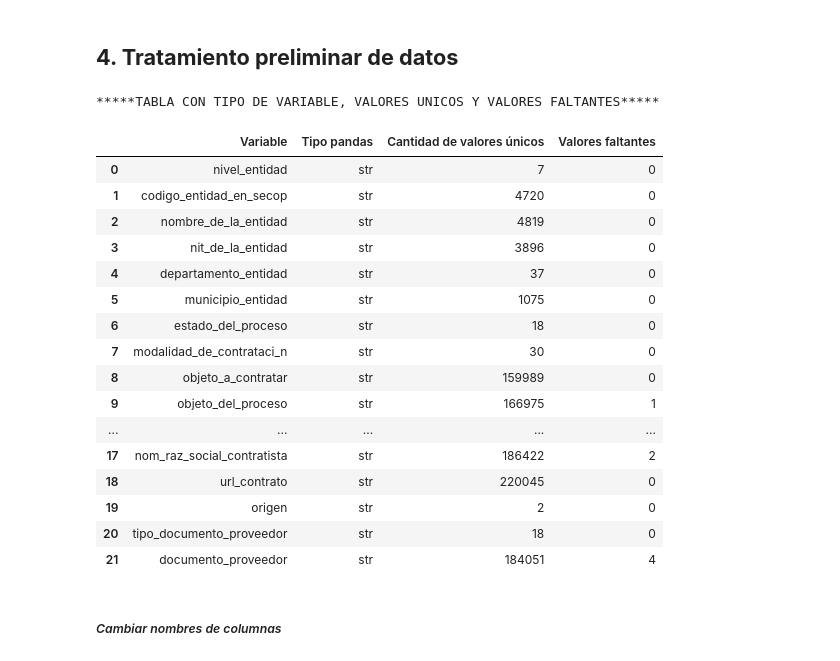
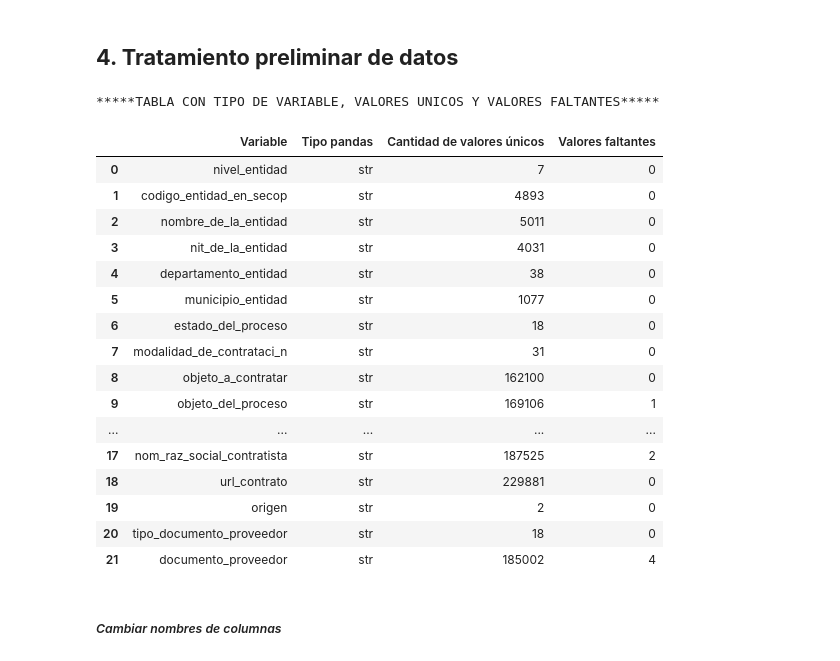
Before and after one commit to dmontillao/proyecto-final, a Jupyter notebook: Proyecyto-final.ipynb, the cells around one changed output. Cells and saved outputs as stored; diff of their text form; code cells hidden in the pictures.

```diff
--- a/Proyecyto-final.ipynb
+++ b/Proyecyto-final.ipynb
@@ -128,43 +128,43 @@ OBSERVACION:
 # %%
 #Esto nos deja solo con contratos que ya pasaron la etapa de creación inicial
 df = df[df['estado_del_proceso'] != 'Borrador'].copy()
 #Esto elimina los contratos que tienen valor $0
-df = df[df['valor_contrato'] != 0].copy()
+#df = df[df['valor_contrato'] != 0].copy()
 
 # Obtener un resumen de la estructura del conjunto de datos:
 
 print("\n*****TABLA CON TIPO DE VARIABLE, VALORES UNICOS Y VALORES FALTANTES*****\n")
 def generar_diccionario(Data):
     dicc = []
     for col in Data.columns:
         dicc.append({
             "Variable": col,
             "Tipo pandas": Data[col].dtype,
             "Cantidad de valores únicos": Data[col].nunique(),
             "Valores faltantes": Data[col].isna().sum()
         })
     return pd.DataFrame(dicc)
 
 generar_diccionario(df)
 # %% [output]
 *****TABLA CON TIPO DE VARIABLE, VALORES UNICOS Y VALORES FALTANTES*****
 |  | Variable | Tipo pandas | Cantidad de valores únicos | Valores faltantes |
 | 0 | nivel_entidad | str | 7 | 0 |
-| 1 | codigo_entidad_en_secop | str | 4720 | 0 |
-| 2 | nombre_de_la_entidad | str | 4819 | 0 |
-| 3 | nit_de_la_entidad | str | 3896 | 0 |
-| 4 | departamento_entidad | str | 37 | 0 |
-| 5 | municipio_entidad | str | 1075 | 0 |
+| 1 | codigo_entidad_en_secop | str | 4893 | 0 |
+| 2 | nombre_de_la_entidad | str | 5011 | 0 |
+| 3 | nit_de_la_entidad | str | 4031 | 0 |
+| 4 | departamento_entidad | str | 38 | 0 |
+| 5 | municipio_entidad | str | 1077 | 0 |
 | 6 | estado_del_proceso | str | 18 | 0 |
-| 7 | modalidad_de_contrataci_n | str | 30 | 0 |
-| 8 | objeto_a_contratar | str | 159989 | 0 |
-| 9 | objeto_del_proceso | str | 166975 | 1 |
+| 7 | modalidad_de_contrataci_n | str | 31 | 0 |
+| 8 | objeto_a_contratar | str | 162100 | 0 |
+| 9 | objeto_del_proceso | str | 169106 | 1 |
 | ... | ... | ... | ... | ... |
-| 17 | nom_raz_social_contratista | str | 186422 | 2 |
-| 18 | url_contrato | str | 220045 | 0 |
+| 17 | nom_raz_social_contratista | str | 187525 | 2 |
+| 18 | url_contrato | str | 229881 | 0 |
 | 19 | origen | str | 2 | 0 |
 | 20 | tipo_documento_proveedor | str | 18 | 0 |
-| 21 | documento_proveedor | str | 184051 | 4 |
+| 21 | documento_proveedor | str | 185002 | 4 |
 # %% [markdown]
 ##### *Cambiar nombres de columnas*
 # %%
```
Also changed, not shown: parts of 13 cells of this notebook.
